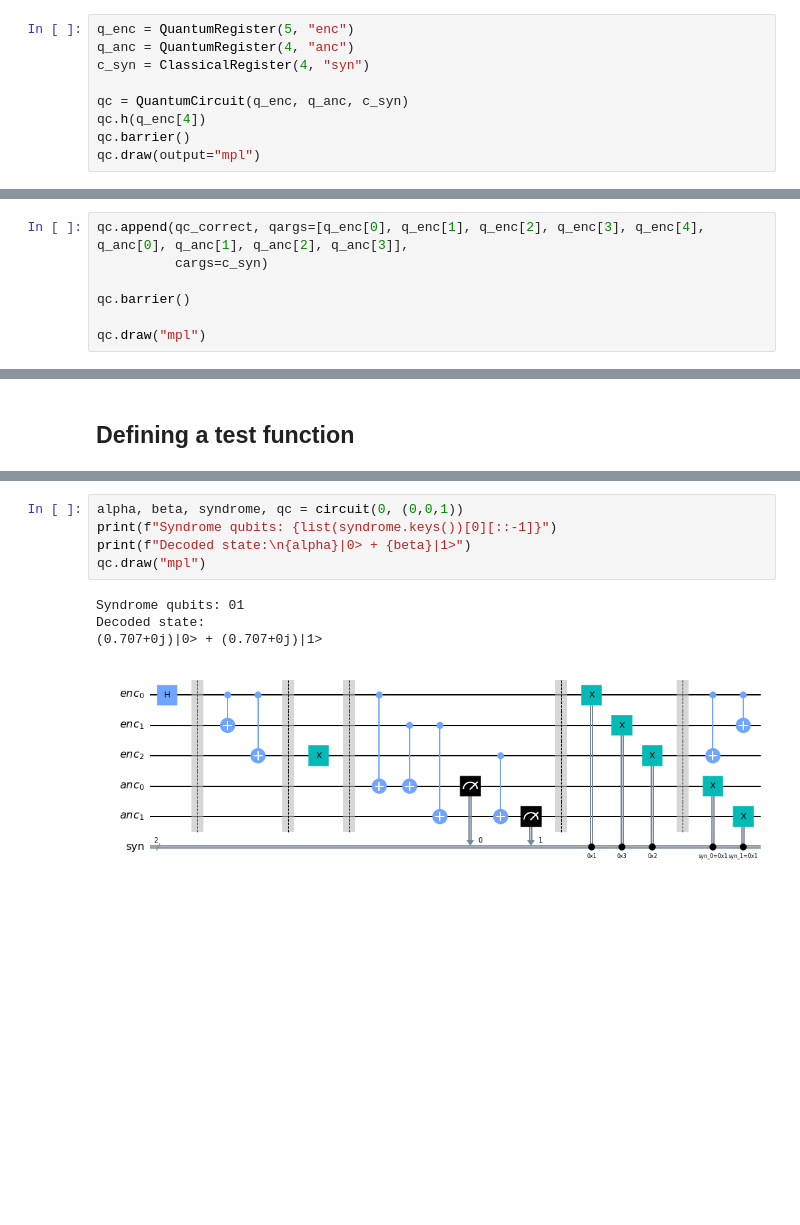
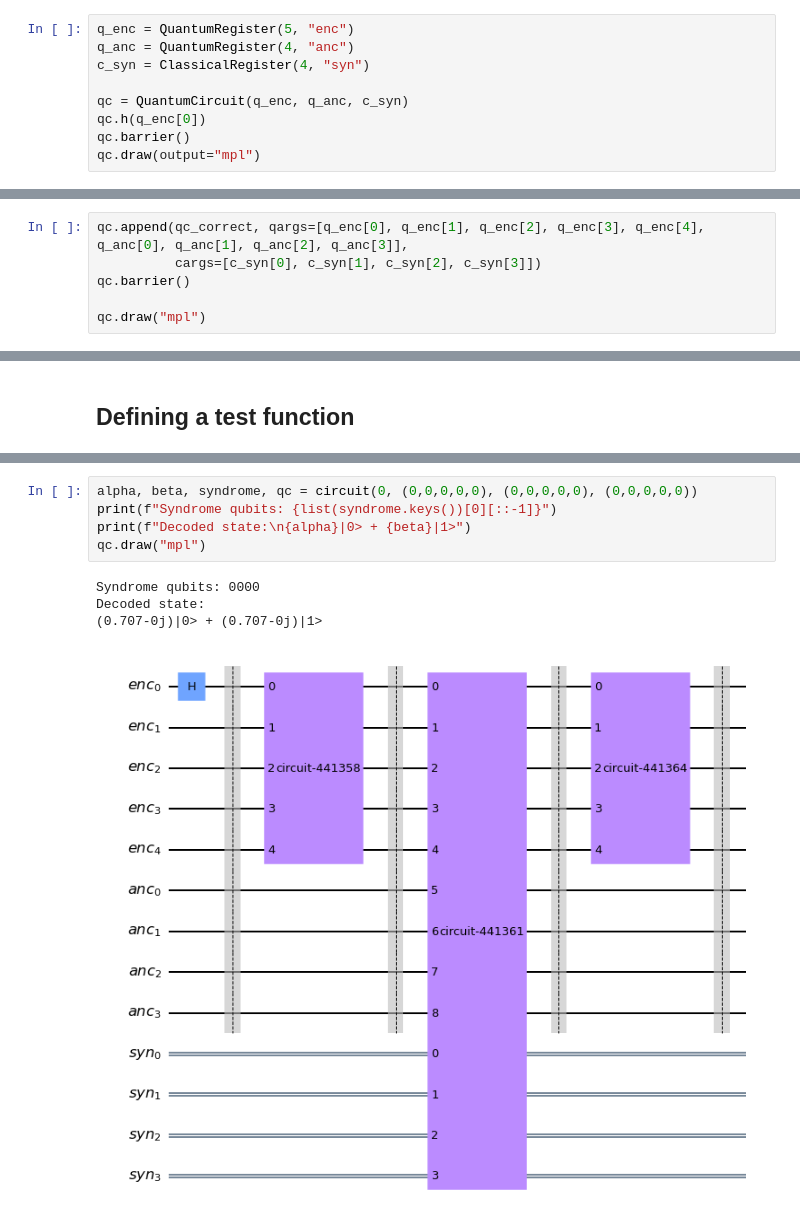
Before and after one commit to DiegoArcelli/Quantum-Error-Correction-Report, a Jupyter notebook: code/five_qubit_code.ipynb, the cells around one changed output, grey strips where cells are left out. Cells and saved outputs as stored; diff of their text form; blank space fills up the shorter version.

```diff
--- a/code/five_qubit_code.ipynb
+++ b/code/five_qubit_code.ipynb
@@ -27,7 +27,7 @@ q_anc = QuantumRegister(4, "anc")
 c_syn = ClassicalRegister(4, "syn")
 
 qc = QuantumCircuit(q_enc, q_anc, c_syn)
-qc.h(q_enc[4])
+qc.h(q_enc[0])
 qc.barrier()
 qc.draw(output="mpl")
 # %% [output]
@@ -167,8 +185,7 @@ qc_correct.draw("mpl")
 ## Adding the recovery circuit to the main circuit
 # %%
 qc.append(qc_correct, qargs=[q_enc[0], q_enc[1], q_enc[2], q_enc[3], q_enc[4], q_anc[0], q_anc[1], q_anc[2], q_anc[3]],
-          cargs=c_syn)
-
+          cargs=[c_syn[0], c_syn[1], c_syn[2], c_syn[3]])
 qc.barrier()
 
 qc.draw("mpl")
@@ -322,12 +470,12 @@ def circuit(input_qubit, error_mask):
 
     return alpha, beta, syndrome, qc
 # %%
-alpha, beta, syndrome, qc = circuit(0, (0,0,1))
+alpha, beta, syndrome, qc = circuit(0, (0,0,0,0,0), (0,0,0,0,0), (0,0,0,0,0))
 print(f"Syndrome qubits: {list(syndrome.keys())[0][::-1]}")
 print(f"Decoded state:\n{alpha}|0> + {beta}|1>")
 qc.draw("mpl")
 # %% [output]
-Syndrome qubits: 01
+Syndrome qubits: 0000
 Decoded state:
-(0.707+0j)|0> + (0.707+0j)|1>
+(0.707-0j)|0> + (0.707-0j)|1>
-[figure, old version]
+[figure, new version]
```
Also changed, not shown: parts of 12 cells of this notebook, 2 other files.
